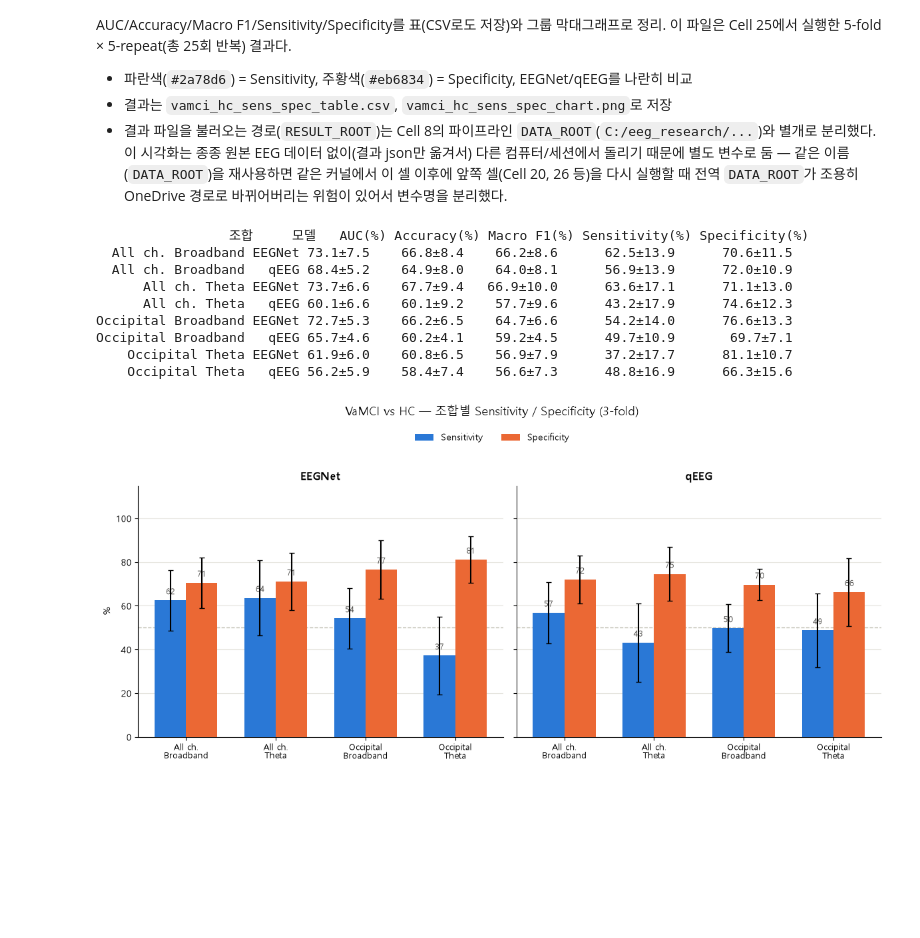
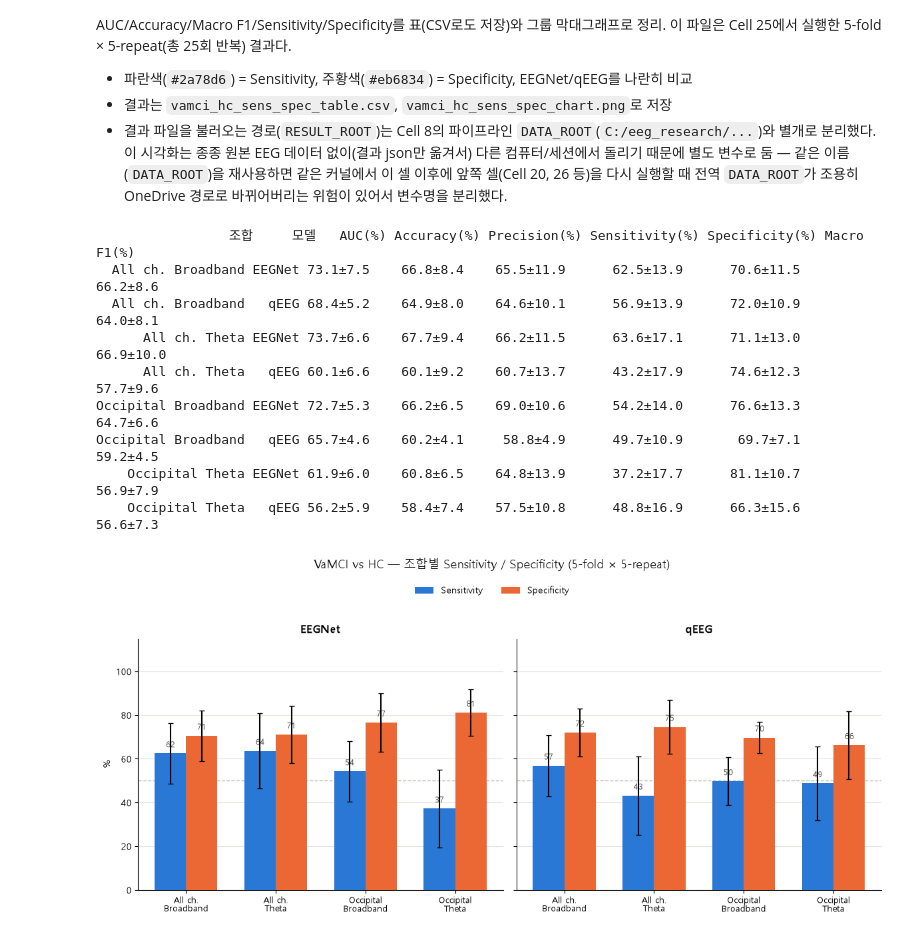
Before and after one commit to daum0325/vmci-eeg-classification, a Jupyter notebook: 01_Vascular_mci_hc_vd.ipynb, the cells around one changed output. Saved outputs shown, nothing was run; the diff lists cells and outputs as text; code cells hidden in the pictures; blank space fills up the shorter version.

```diff
--- a/01_Vascular_mci_hc_vd.ipynb
+++ b/01_Vascular_mci_hc_vd.ipynb
@@ -1524,12 +1524,19 @@ results_vamci_hc_full = run_ablation_suite(
   분리했다.
 # %%
 """
-VaMCI-HC (MCI_vascular vs HC) — 민감도/특이도 비교 표 + 시각화
+VaMCI-HC (MCI_vascular vs HC) — 민감도/특이도/정밀도 비교 표 + 시각화
 ablation_summary_vamci_hc_full_remaining.json 하나만 사용 (4조합의 AUC/Acc/F1/Sens/Spec이
 전부 같은 5-fold × 5-repeat 실행에서 나온 값이라 서로 섞이지 않음 — 예전 3-fold 스크리닝
 결과는 여기서 안 씀)
+
+Precision(%)은 저장된 요약 파일에 없어서, 같은 폴더의 fold별 원본 json(ablation_eegnet/qeeg_
+vamci_hc_full_{combo}.json)을 다시 읽어 fold마다 Accuracy/Sensitivity/Specificity/n_test_subjects
+네 값으로 confusion matrix(TP/FP/TN/FN)를 역산해서 계산함(재학습 없이 이미 저장된 값만으로 유도 —
+2x2 confusion matrix는 이 네 값으로 유일하게 결정됨). 검증 결과 전부 정수 카운트로 깔끔하게 풀림
+(residual ~1e-13, 부동소수점 오차 수준).
 """
 import json
+import numpy as np
 import pandas as pd
 import matplotlib.pyplot as plt
 import matplotlib.font_manager as fm
@@ -1556,15 +1563,39 @@ COMBO_LABEL = {
     'occipital_theta': 'Occipital\nTheta',
 }
 
+# ---------------- 1-1) fold별 원본에서 Precision 역산 ----------------
+def precision_stats(model_key, combo):
+    path = DATA_ROOT + f'ablation_{model_key}_vamci_hc_full_{combo}.json'
+    with open(path, encoding='utf-8') as f:
+        d = json.load(f)
+    precisions = []
+    for fold in d['folds']:
+        acc, sens, spec = fold['subj_acc'], fold['subj_sensitivity'], fold['subj_specificity']
+        total = fold['n_test_subjects']
+        if sens == spec:
+            continue  # 양성/음성 그룹이 분리 안 돼 유일해 없음 (지금 데이터엔 없음)
+        n_pos = round(total * (acc - spec) / (sens - spec))
+        n_neg = total - n_pos
+        tp = round(sens * n_pos)
+        tn = round(spec * n_neg)
+        fp = n_neg - tn
+        if tp + fp == 0:
+            continue
+        precisions.append(tp / (tp + fp))
+    precisions = np.array(precisions)
+    return precisions.mean(), precisions.std()
+
 # ---------------- 2) 표(long-format) ----------------
 rows = []
 for combo in COMBO_ORDER:
     for model_key, model_label in [('eegnet', 'EEGNet'), ('qeeg', 'qEEG')]:
         m = summary[combo][model_key]
+        prec_mean, prec_std = precision_stats(model_key, combo)
         rows.append({
             'combo': combo, 'combo_label': COMBO_LABEL[combo], 'model': model_label,
             'AUC': m['window_auc_mean'], 'AUC_std': m['window_auc_std'],
             'Accuracy': m['subj_acc_mean'], 'Accuracy_std': m['subj_acc_std'],
+            'Precision': prec_mean, 'Precision_std': prec_std,
             'Macro_F1': m['subj_macro_f1_mean'], 'Macro_F1_std': m['subj_macro_f1_std'],
             'Sensitivity': m['subj_sensitivity_mean'], 'Sensitivity_std': m['subj_sensitivity_std'],
             'Specificity': m['subj_specificity_mean'], 'Specificity_std': m['subj_specificity_std'],
@@ -1579,9 +1610,10 @@ table = pd.DataFrame({
     '모델': df['model'],
     'AUC(%)': df.apply(lambda r: fmt(r, 'AUC'), axis=1),
     'Accuracy(%)': df.apply(lambda r: fmt(r, 'Accuracy'), axis=1),
-    'Macro F1(%)': df.apply(lambda r: fmt(r, 'Macro_F1'), axis=1),
+    'Precision(%)': df.apply(lambda r: fmt(r, 'Precision'), axis=1),
     'Sensitivity(%)': df.apply(lambda r: fmt(r, 'Sensitivity'), axis=1),
     'Specificity(%)': df.apply(lambda r: fmt(r, 'Specificity'), axis=1),
+    'Macro F1(%)': df.apply(lambda r: fmt(r, 'Macro_F1'), axis=1),
 })
 print(table.to_string(index=False))
 table.to_csv(DATA_ROOT + 'vamci_hc_sens_spec_table.csv', index=False, encoding='utf-8-sig')
@@ -1601,40 +1633,40 @@ for ax, model_label in zip(axes, ['EEGNet', 'qEEG']):
 
     bars_sens = ax.bar([i - width/2 for i in x], sub['Sensitivity'] * 100, width,
                         yerr=sub['Sensitivity_std'] * 100, capsize=3,
                         color=COLOR_SENS, label='Sensitivity', zorder=3)
     bars_spec = ax.bar([i + width/2 for i in x], sub['Specificity'] * 100, width,
                         yerr=sub['Specificity_std'] * 100, capsize=3,
                         color=COLOR_SPEC, label='Specificity', zorder=3)
 
     for bars in (bars_sens, bars_spec):
         for b in bars:
             ax.text(b.get_x() + b.get_width()/2, b.get_height() + 2,
                      f'{b.get_height():.0f}', ha='center', va='bottom',
                      fontsize=9, color='#52514e')
 
     ax.set_xticks(list(x))
     ax.set_xticklabels(sub.index, fontsize=9)
     ax.set_title(model_label, fontsize=12, fontweight='bold')
     ax.set_ylim(0, 115)
     ax.axhline(50, color='#c3c2b7', linewidth=1, linestyle='--', zorder=1)
     ax.spines[['top', 'right']].set_visible(False)
     ax.grid(axis='y', color='#e5e4de', linewidth=0.8, zorder=0)
 
 axes[0].set_ylabel('%', fontsize=10)
 handles, labels = axes[0].get_legend_handles_labels()
 fig.legend(handles, labels, loc='upper center', ncol=2, frameon=False, bbox_to_anchor=(0.5, 1.04))
 fig.suptitle('VaMCI vs HC — 조합별 Sensitivity / Specificity (5-fold × 5-repeat)', fontsize=13, y=1.10)
 plt.tight_layout()
 plt.savefig(DATA_ROOT + 'vamci_hc_sens_spec_chart.png', dpi=200, bbox_inches='tight')
 plt.show()
 # %% [output]
-                 조합     모델   AUC(%) Accuracy(%) Macro F1(%) Sensitivity(%) Specificity(%)
-  All ch. Broadband EEGNet 73.1±7.5    66.8±8.4    66.2±8.6      62.5±13.9      70.6±11.5
-  All ch. Broadband   qEEG 68.4±5.2    64.9±8.0    64.0±8.1      56.9±13.9      72.0±10.9
-      All ch. Theta EEGNet 73.7±6.6    67.7±9.4   66.9±10.0      63.6±17.1      71.1±13.0
-      All ch. Theta   qEEG 60.1±6.6    60.1±9.2    57.7±9.6      43.2±17.9      74.6±12.3
-Occipital Broadband EEGNet 72.7±5.3    66.2±6.5    64.7±6.6      54.2±14.0      76.6±13.3
-Occipital Broadband   qEEG 65.7±4.6    60.2±4.1    59.2±4.5      49.7±10.9       69.7±7.1
-    Occipital Theta EEGNet 61.9±6.0    60.8±6.5    56.9±7.9      37.2±17.7      81.1±10.7
-    Occipital Theta   qEEG 56.2±5.9    58.4±7.4    56.6±7.3      48.8±16.9      66.3±15.6
+                 조합     모델   AUC(%) Accuracy(%) Precision(%) Sensitivity(%) Specificity(%) Macro F1(%)
+  All ch. Broadband EEGNet 73.1±7.5    66.8±8.4    65.5±11.9      62.5±13.9      70.6±11.5    66.2±8.6
+  All ch. Broadband   qEEG 68.4±5.2    64.9±8.0    64.6±10.1      56.9±13.9      72.0±10.9    64.0±8.1
+      All ch. Theta EEGNet 73.7±6.6    67.7±9.4    66.2±11.5      63.6±17.1      71.1±13.0   66.9±10.0
+      All ch. Theta   qEEG 60.1±6.6    60.1±9.2    60.7±13.7      43.2±17.9      74.6±12.3    57.7±9.6
+Occipital Broadband EEGNet 72.7±5.3    66.2±6.5    69.0±10.6      54.2±14.0      76.6±13.3    64.7±6.6
+Occipital Broadband   qEEG 65.7±4.6    60.2±4.1     58.8±4.9      49.7±10.9       69.7±7.1    59.2±4.5
+    Occipital Theta EEGNet 61.9±6.0    60.8±6.5    64.8±13.9      37.2±17.7      81.1±10.7    56.9±7.9
+    Occipital Theta   qEEG 56.2±5.9    58.4±7.4    57.5±10.8      48.8±16.9      66.3±15.6    56.6±7.3
-[figure, old version]
+[figure, new version]
```
Also changed, not shown: parts of 8 cells of this notebook, 24 other files.
